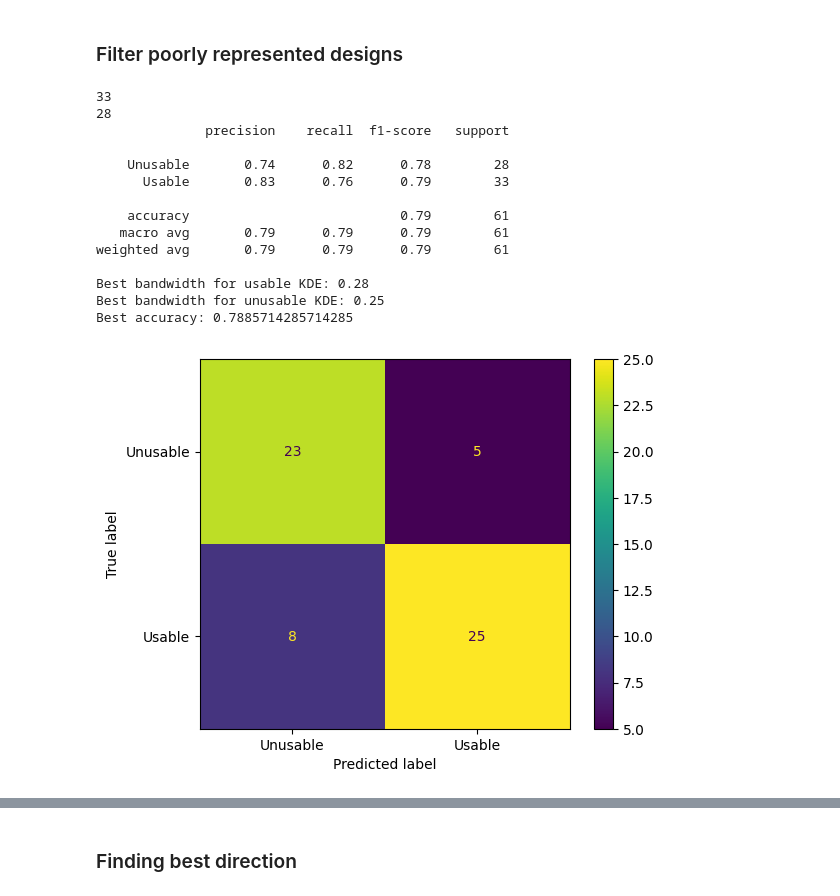
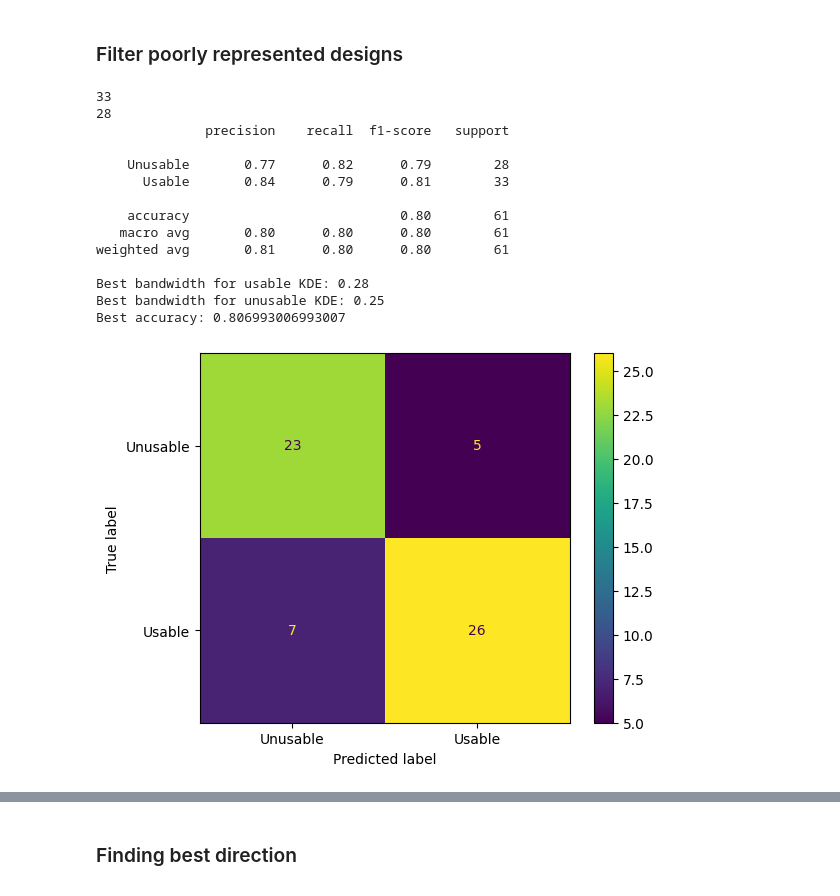
Before and after one commit to FabyBaby333/Master-Thesis, a Jupyter notebook: Main/guidance_towards_usability.ipynb, the cells around one changed output, grey strips where cells are left out. Saved outputs shown, nothing was run; the diff lists cells and outputs as text; code cells hidden in the pictures.

```diff
--- a/Main/guidance_towards_usability.ipynb
+++ b/Main/guidance_towards_usability.ipynb
@@ -351,20 +138,0 @@ def calculate_log_likelihoods_with_cross_validation(bandwidths_usable, bandwidth
-# %%
-# Define the range of bandwidths to test for both KDEs
-bandwidths_usable = [i*0.01 + 0.2 for i in range(20)]   # Bandwidths for usable KDE  0.2 - 0.4 with step 0.01
-bandwidths_unusable = [i*0.01 + 0.2 for i in range(20)]  # Bandwidths for unusable KDE 0.2 - 0.4 with step 0.01
-
-# Calculate the best bandwidths
-best_bandwidth_usable, best_bandwidth_unusable, best_accuracy = calculate_log_likelihoods_with_cross_validation(
-    bandwidths_usable,
-    bandwidths_unusable,
-    latent_usable_train,
-    latent_unusable_train,
-    n_splits=10
-)
-
-print("Best bandwidth for usable KDE:", best_bandwidth_usable)
-print("Best bandwidth for unusable KDE:", best_bandwidth_unusable)
-print("Best accuracy:", best_accuracy)
-
-latent_kde_classifier = LatentKDEClassifier(best_bandwidth_usable, best_bandwidth_unusable)
-latent_kde_classifier.fit(latent_usable_train, latent_unusable_train)
@@ -598,6 +288,7 @@ column_indices_to_keep = [unusable_bikes_train_dfn.columns.get_loc(col) for col
 
 latent_unusable_train_filtered = np.empty((0, latent_usable_train.shape[1]))
 unusable_bids = []
+
 for bid in unusable_bikes_train_df.index:
     bike = unusable_bikes.loc[[bid]]
     latent = tuned_encoder_mean.predict(bike)[0]
@@ -608,9 +299,9 @@ for bid in unusable_bikes_train_df.index:
         latent_unusable_train_filtered = np.append(latent_unusable_train_filtered, [latent], axis=0)
         unusable_bids.append(bid)
 
+
 latent_usable_train_filtered = np.empty((0, latent_usable_train.shape[1]))
 usable_bids = []
-
 for bid in usable_bikes_train_df.index:
     bike = usable_bikes.loc[[bid]]
     latent = tuned_encoder_mean.predict(bike)[0]
@@ -622,46 +313,48 @@ for bid in usable_bikes_train_df.index:
         usable_bids.append(bid)
 
 
+clear_output(False)
 
-clear_output(False)
+
 print(len(latent_usable_train_filtered))
 print(len(latent_unusable_train_filtered))
 
 
 usable_bikes_train_filtered_dfn = usable_bikes_train_dfn.loc[usable_bids]
 unusable_bikes_train_filtered_dfn = unusable_bikes_train_dfn.loc[unusable_bids]
 
 # Define the range of bandwidths to test for both KDEs
-bandwidths_usable = [i*0.01 + 0.2 for i in range(20)]   # Bandwidths for usable KDE  0.2 - 0.4 with step 0.01
-bandwidths_unusable = [i*0.01 + 0.2 for i in range(20)]  # Bandwidths for unusable KDE 0.2 - 0.4 with step 0.01
+bandwidths_usable = [i*0.01 + 0.2 for i in range(30)]   # Bandwidths for usable KDE  0.2 - 0.5 with step 0.01
+bandwidths_unusable = [i*0.01 + 0.2 for i in range(30)]  # Bandwidths for unusable KDE 0.2 - 0.5 with step 0.01
 
 # Calculate the best bandwidths
 best_bandwidth_usable, best_bandwidth_unusable, best_accuracy = calculate_log_likelihoods_with_cross_validation(
     bandwidths_usable,
     bandwidths_unusable,
     latent_usable_train_filtered,
     latent_unusable_train_filtered,
+    n_splits=5
 )
 
 print("Best bandwidth for usable KDE:", best_bandwidth_usable)
 print("Best bandwidth for unusable KDE:", best_bandwidth_unusable)
 print("Best accuracy:", best_accuracy)
 
 latent_kde_classifier = LatentKDEClassifier(best_bandwidth_usable, best_bandwidth_unusable)
 latent_kde_classifier.fit(latent_usable_train_filtered, latent_unusable_train_filtered)
 # %% [output]
 33
 28
               precision    recall  f1-score   support
 
-    Unusable       0.74      0.82      0.78        28
-      Usable       0.83      0.76      0.79        33
+    Unusable       0.77      0.82      0.79        28
+      Usable       0.84      0.79      0.81        33
 
-    accuracy                           0.79        61
-   macro avg       0.79      0.79      0.79        61
-weighted avg       0.79      0.79      0.79        61
+    accuracy                           0.80        61
+   macro avg       0.80      0.80      0.80        61
+weighted avg       0.81      0.80      0.80        61
 
 Best bandwidth for usable KDE: 0.28
 Best bandwidth for unusable KDE: 0.25
-Best accuracy: 0.7885714285714285
+Best accuracy: 0.806993006993007
-[figure, old version]
+[figure, new version]
```
Also changed, not shown: parts of 17 cells of this notebook, 19 other files.
